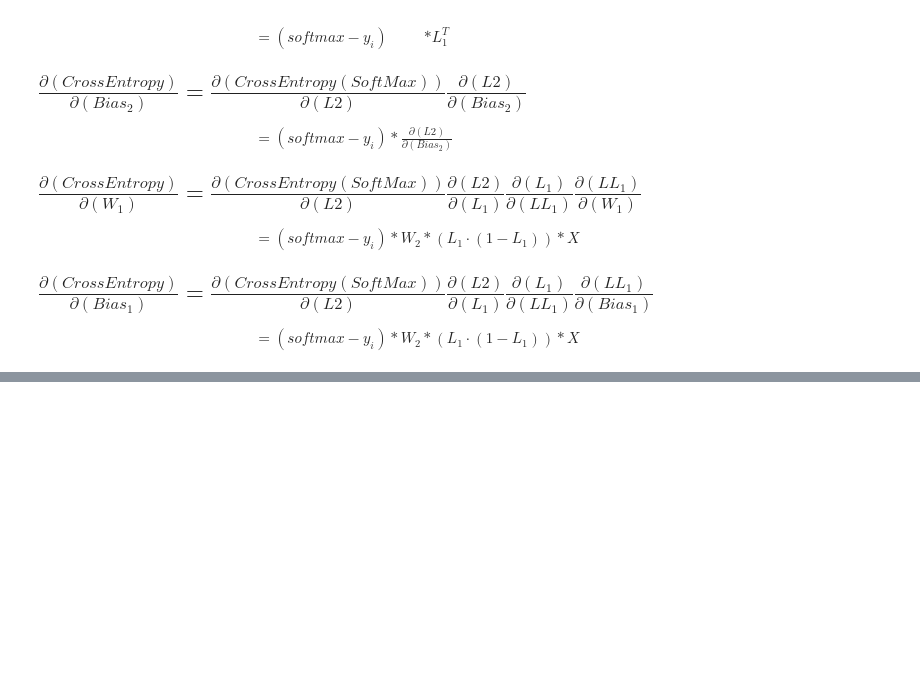
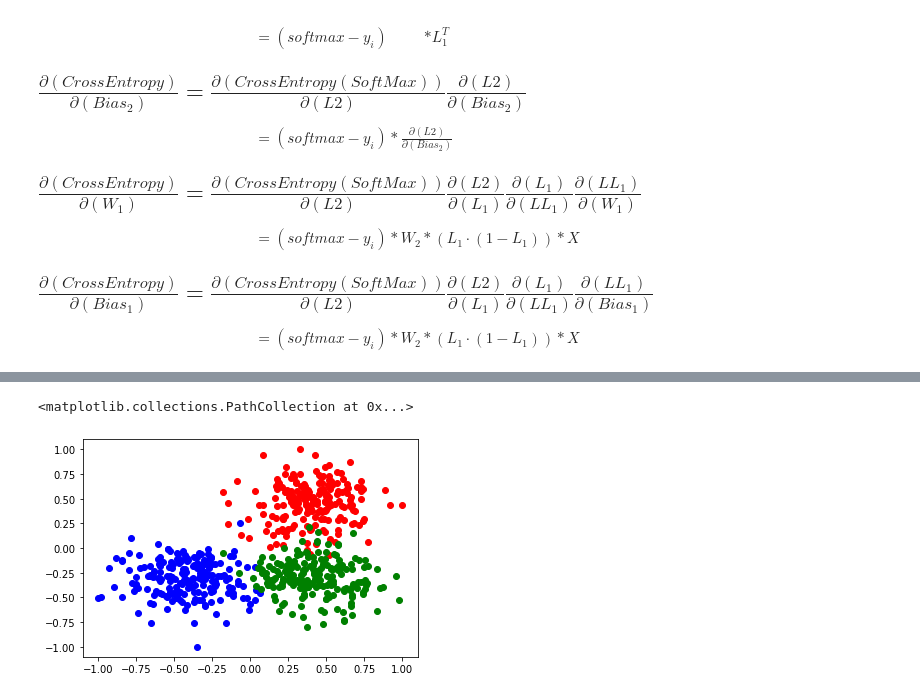
Before and after one commit to adiel2012/LearningRepository, a Jupyter notebook: core/BackPropagation.ipynb, the cells around one changed output, grey strips where cells are left out. Saved outputs shown, nothing was run; the diff lists cells and outputs as text; code cells hidden in the pictures; blank space fills up the shorter version.

```diff
--- a/core/BackPropagation.ipynb
+++ b/core/BackPropagation.ipynb
@@ -42 +49,11 @@ Y = np.reshape(Y, (-1,1))
+# %%
+#X = (X - np.mean(X, axis=0)) / np.std(X, axis=0)
+X = 2*((X - X.min(0)) / X.ptp(0)) -1
+
+plt.scatter(X[0:int(num_patterns/3),0], X[0:int(num_patterns/3),1], color='red')
+plt.scatter(X[int(num_patterns/3): int(2*num_patterns/3),0], X[int(num_patterns/3): int(2*num_patterns/3),1], color='blue')
+plt.scatter(X[int(2*num_patterns/3): int(num_patterns),0], X[int(2*num_patterns/3): int(num_patterns),1], color='green')
+# %% [output]
+<matplotlib.collections.PathCollection at 0x...>
+[figure, added]
 # %%
```
Also changed, not shown: parts of 8 cells of this notebook.
